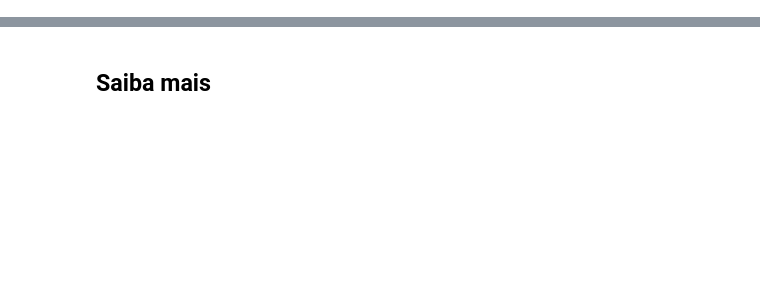
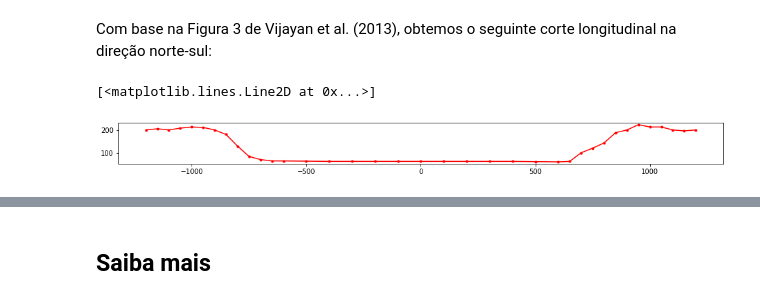
Before and after one commit to vicentehelano/teaching, a Jupyter notebook: ufca/calculo-numerico/2019-2/atividade-pratica-06/atividade-pratica-06.ipynb, the cells around one changed output, grey strips where cells are left out. Saved outputs shown, nothing was run; the diff lists cells and outputs as text; code cells hidden in the pictures; blank space fills up the shorter version.

```diff
--- a/ufca/calculo-numerico/2019-2/atividade-pratica-06/atividade-pratica-06.ipynb
+++ b/ufca/calculo-numerico/2019-2/atividade-pratica-06/atividade-pratica-06.ipynb
@@ -14,0 +50,25 @@ Os detalhes do edital são apresentados a seguir.</p>
+# %% [markdown]
+Com base na Figura 3 de Vijayan et al. (2013), obtemos o seguinte corte longitudinal na direção norte-sul:
+# %%
+def carrega_elevacao(batimetria):
+    _x = []
+    _y = []
+    with open(batimetria) as file:
+        n = 0
+        for linha in file:
+            token = linha.strip(' \n').split(' ')
+            if token[0] == 'v': # vértice
+                _x.append(np.float64(token[1]))
+                _y.append(np.float64(token[2]))
+                n = n + 1
+
+        return np.array(_x).reshape((n,1)), np.array(_y).reshape((n,1))
+
+x0,y0 = carrega_elevacao('cratera.txt')
+
+fig2, ax2 = plt.subplots(figsize=(16,16))
+ax2.set_aspect('equal')
+plt.plot(x0, y0, color='r', marker='.')
+# %% [output]
+[<matplotlib.lines.Line2D at 0x...>]
+[figure, added]
```
Also changed, not shown: parts of 43 cells of this notebook, 7 other files.
